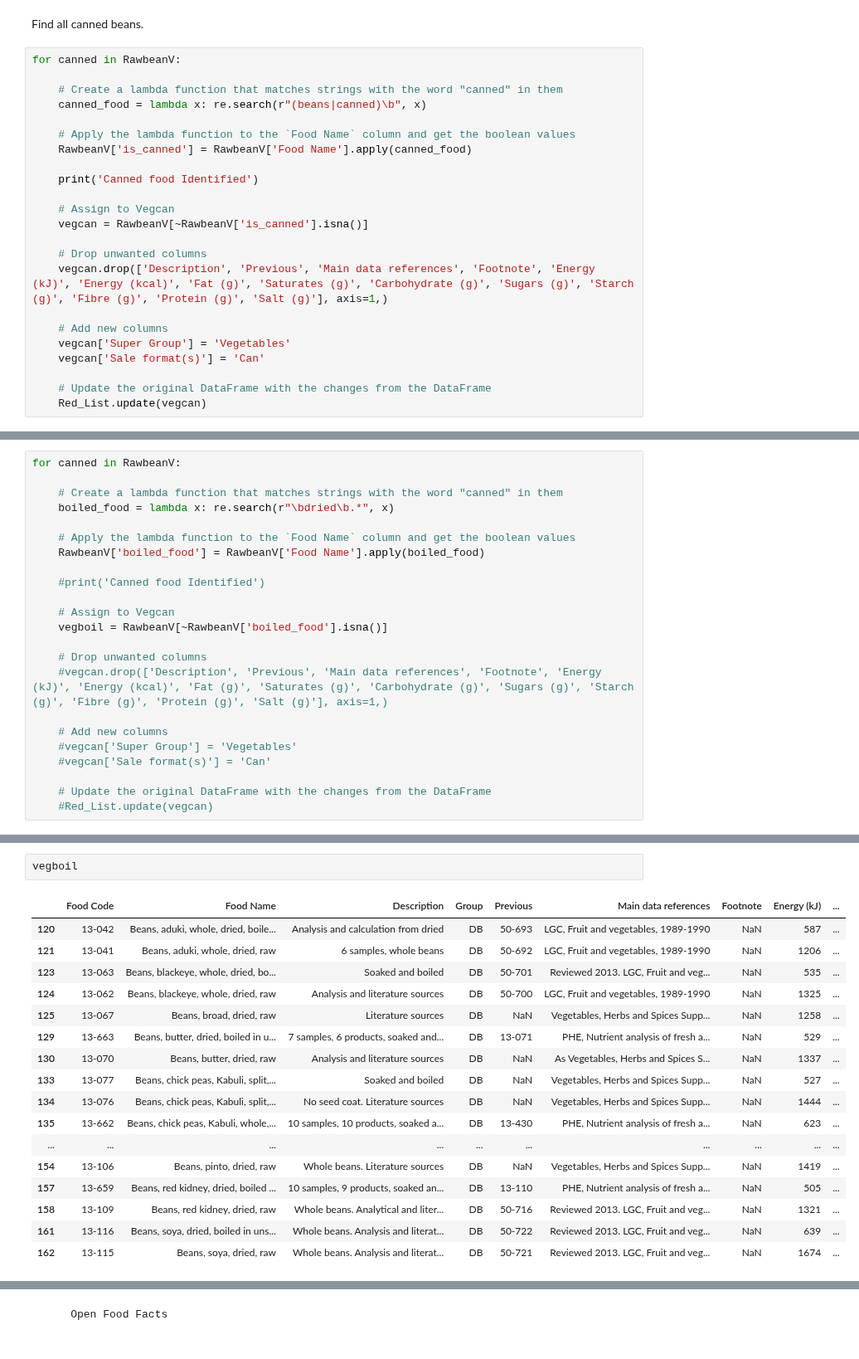
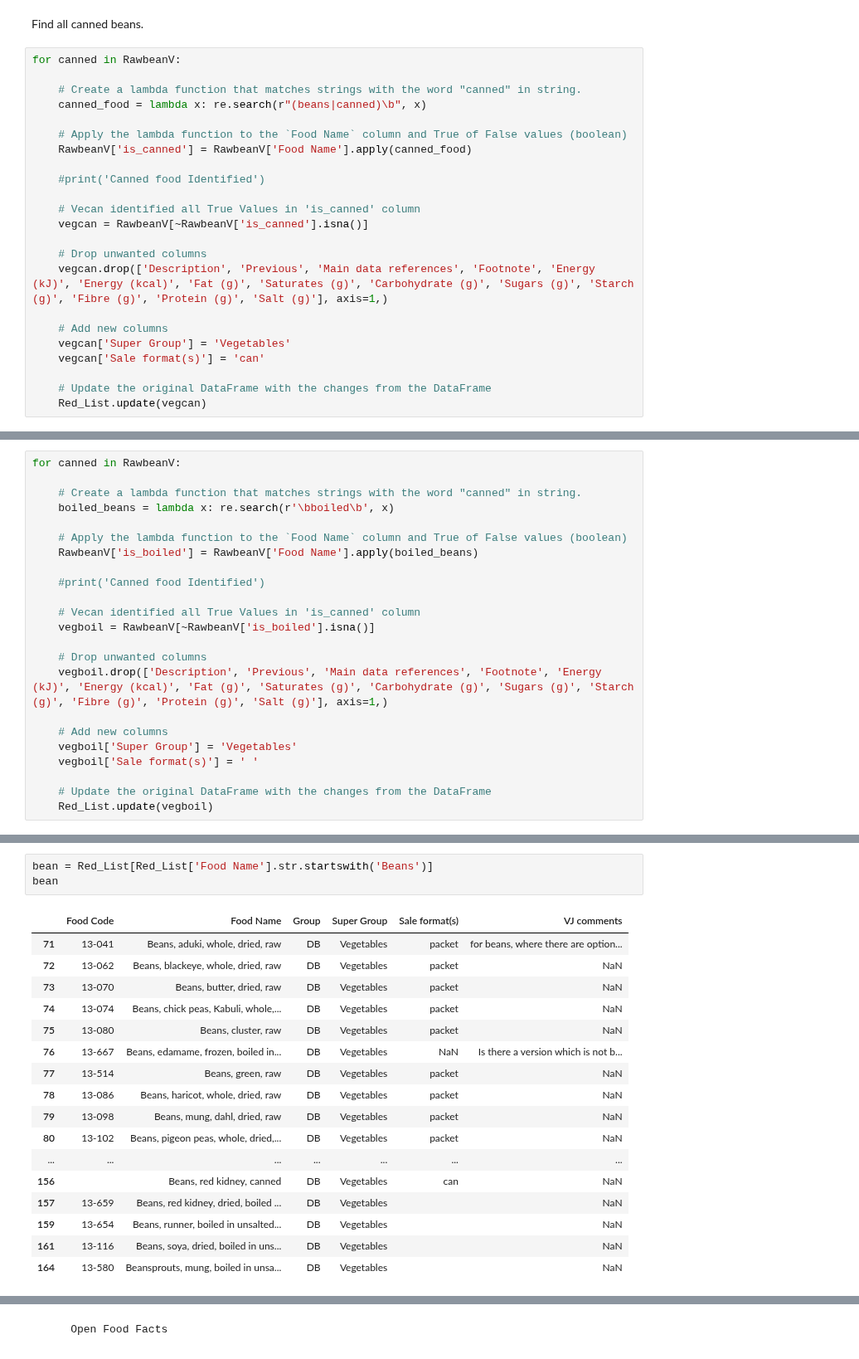
Before and after one commit to elliotkarikari/Product_Weight_Project, a Jupyter notebook: Jupter_notebooks/Standardising_Dataset/Building Product Weights Table.ipynb, the cells around one changed output, grey strips where cells are left out. Shown at 83% size. Cells and saved outputs as stored; diff of their text form.

```diff
--- a/Jupter_notebooks/Standardising_Dataset/Building Product Weights Table.ipynb
+++ b/Jupter_notebooks/Standardising_Dataset/Building Product Weights Table.ipynb
@@ -272,15 +272,15 @@ Find all canned beans.
 # %%
 for canned in RawbeanV:
 
-    # Create a lambda function that matches strings with the word "canned" in them
+    # Create a lambda function that matches strings with the word "canned" in string.
     canned_food = lambda x: re.search(r"(beans|canned)\b", x)
 
-    # Apply the lambda function to the `Food Name` column and get the boolean values
+    # Apply the lambda function to the `Food Name` column and True of False values (boolean)
     RawbeanV['is_canned'] = RawbeanV['Food Name'].apply(canned_food)
 
-    print('Canned food Identified')
+    #print('Canned food Identified')
 
-    # Assign to Vegcan
+    # Vecan identified all True Values in 'is_canned' column
     vegcan = RawbeanV[~RawbeanV['is_canned'].isna()]
 
     # Drop unwanted columns
@@ -288,7 +288,7 @@ for canned in RawbeanV:
 
     # Add new columns
     vegcan['Super Group'] = 'Vegetables'
-    vegcan['Sale format(s)'] = 'Can'
+    vegcan['Sale format(s)'] = 'can'
 
     # Update the original DataFrame with the changes from the DataFrame
     Red_List.update(vegcan)
@@ -390,26 +387,26 @@ BeanCan
 # %%
 for canned in RawbeanV:
 
-    # Create a lambda function that matches strings with the word "canned" in them
-    boiled_food = lambda x: re.search(r"\bdried\b.*", x)
+    # Create a lambda function that matches strings with the word "canned" in string.
+    boiled_beans = lambda x: re.search(r'\bboiled\b', x)
 
-    # Apply the lambda function to the `Food Name` column and get the boolean values
-    RawbeanV['boiled_food'] = RawbeanV['Food Name'].apply(boiled_food)
+    # Apply the lambda function to the `Food Name` column and True of False values (boolean)
+    RawbeanV['is_boiled'] = RawbeanV['Food Name'].apply(boiled_beans)
 
     #print('Canned food Identified')
 
-    # Assign to Vegcan
-    vegboil = RawbeanV[~RawbeanV['boiled_food'].isna()]
+    # Vecan identified all True Values in 'is_canned' column
+    vegboil = RawbeanV[~RawbeanV['is_boiled'].isna()]
 
     # Drop unwanted columns
-    #vegcan.drop(['Description', 'Previous', 'Main data references', 'Footnote', 'Energy (kJ)', 'Energy (kcal)', 'Fat (g)', 'Saturates (g)', 'Carbohydrate (g)', 'Sugars (g)', 'Starch (g)', 'Fibre (g)', 'Protein (g)', 'Salt (g)'], axis=1,)
+    vegboil.drop(['Description', 'Previous', 'Main data references', 'Footnote', 'Energy (kJ)', 'Energy (kcal)', 'Fat (g)', 'Saturates (g)', 'Carbohydrate (g)', 'Sugars (g)', 'Starch (g)', 'Fibre (g)', 'Protein (g)', 'Salt (g)'], axis=1,)
 
     # Add new columns
-    #vegcan['Super Group'] = 'Vegetables'
-    #vegcan['Sale format(s)'] = 'Can'
+    vegboil['Super Group'] = 'Vegetables'
+    vegboil['Sale format(s)'] = ' '
 
     # Update the original DataFrame with the changes from the DataFrame
-    #Red_List.update(vegcan)
+    Red_List.update(vegboil)
 # %% [output]
 A value is trying to be set on a copy of a slice from a DataFrame.
 Try using .loc[row_indexer,col_indexer] = value instead
@@ -419,20 +428,21 @@ See the caveats in the documentation: https://pandas.pydata.org/pandas-docs/stab
 # %%
-vegboil
+bean = Red_List[Red_List['Food Name'].str.startswith('Beans')]
+bean
 # %% [output]
-|  | Food Code | Food Name | Description | Group | Previous | Main data references | Footnote | Energy (kJ) | ... |
-| 120 | 13-042 | Beans, aduki, whole, dried, boile... | Analysis and calculation from dried | DB | 50-693 | LGC, Fruit and vegetables, 1989-1990 | NaN | 587 | ... |
-| 121 | 13-041 | Beans, aduki, whole, dried, raw | 6 samples, whole beans | DB | 50-692 | LGC, Fruit and vegetables, 1989-1990 | NaN | 1206 | ... |
-| 123 | 13-063 | Beans, blackeye, whole, dried, bo... | Soaked and boiled | DB | 50-701 | Reviewed 2013. LGC, Fruit and veg... | NaN | 535 | ... |
-| 124 | 13-062 | Beans, blackeye, whole, dried, raw | Analysis and literature sources | DB | 50-700 | LGC, Fruit and vegetables, 1989-1990 | NaN | 1325 | ... |
-| 125 | 13-067 | Beans, broad, dried, raw | Literature sources | DB | NaN | Vegetables, Herbs and Spices Supp... | NaN | 1258 | ... |
-| 129 | 13-663 | Beans, butter, dried, boiled in u... | 7 samples, 6 products, soaked and... | DB | 13-071 | PHE, Nutrient analysis of fresh a... | NaN | 529 | ... |
-| 130 | 13-070 | Beans, butter, dried, raw | Analysis and literature sources | DB | NaN | As Vegetables, Herbs and Spices S... | NaN | 1337 | ... |
-| 133 | 13-077 | Beans, chick peas, Kabuli, split,... | Soaked and boiled | DB | NaN | Vegetables, Herbs and Spices Supp... | NaN | 527 | ... |
-| 134 | 13-076 | Beans, chick peas, Kabuli, split,... | No seed coat. Literature sources | DB | NaN | Vegetables, Herbs and Spices Supp... | NaN | 1444 | ... |
-| 135 | 13-662 | Beans, chick peas, Kabuli, whole,... | 10 samples, 10 products, soaked a... | DB | 13-430 | PHE, Nutrient analysis of fresh a... | NaN | 623 | ... |
-| ... | ... | ... | ... | ... | ... | ... | ... | ... | ... |
-| 154 | 13-106 | Beans, pinto, dried, raw | Whole beans. Literature sources | DB | NaN | Vegetables, Herbs and Spices Supp... | NaN | 1419 | ... |
-| 157 | 13-659 | Beans, red kidney, dried, boiled ... | 10 samples, 9 products, soaked an... | DB | 13-110 | PHE, Nutrient analysis of fresh a... | NaN | 505 | ... |
-| 158 | 13-109 | Beans, red kidney, dried, raw | Whole beans. Analytical and liter... | DB | 50-716 | Reviewed 2013. LGC, Fruit and veg... | NaN | 1321 | ... |
-| 161 | 13-116 | Beans, soya, dried, boiled in uns... | Whole beans. Analysis and literat... | DB | 50-722 | Reviewed 2013. LGC, Fruit and veg... | NaN | 639 | ... |
-| 162 | 13-115 | Beans, soya, dried, raw | Whole beans. Analysis and literat... | DB | 50-721 | Reviewed 2013. LGC, Fruit and veg... | NaN | 1674 | ... |
+|  | Food Code | Food Name | Group | Super Group | Sale format(s) | VJ comments |
+| 71 | 13-041 | Beans, aduki, whole, dried, raw | DB | Vegetables | packet | for beans, where there are option... |
+| 72 | 13-062 | Beans, blackeye, whole, dried, raw | DB | Vegetables | packet | NaN |
+| 73 | 13-070 | Beans, butter, dried, raw | DB | Vegetables | packet | NaN |
+| 74 | 13-074 | Beans, chick peas, Kabuli, whole,... | DB | Vegetables | packet | NaN |
+| 75 | 13-080 | Beans, cluster, raw | DB | Vegetables | packet | NaN |
+| 76 | 13-667 | Beans, edamame, frozen, boiled in... | DB | Vegetables | NaN | Is there a version which is not b... |
+| 77 | 13-514 | Beans, green, raw | DB | Vegetables | packet | NaN |
+| 78 | 13-086 | Beans, haricot, whole, dried, raw | DB | Vegetables | packet | NaN |
+| 79 | 13-098 | Beans, mung, dahl, dried, raw | DB | Vegetables | packet | NaN |
+| 80 | 13-102 | Beans, pigeon peas, whole, dried,... | DB | Vegetables | packet | NaN |
+| ... | ... | ... | ... | ... | ... | ... |
+| 156 |  | Beans, red kidney, canned | DB | Vegetables | can | NaN |
+| 157 | 13-659 | Beans, red kidney, dried, boiled ... | DB | Vegetables |  | NaN |
+| 159 | 13-654 | Beans, runner, boiled in unsalted... | DB | Vegetables |  | NaN |
+| 161 | 13-116 | Beans, soya, dried, boiled in uns... | DB | Vegetables |  | NaN |
+| 164 | 13-580 | Beansprouts, mung, boiled in unsa... | DB | Vegetables |  | NaN |
```
Also changed, not shown: parts of 18 cells of this notebook.
